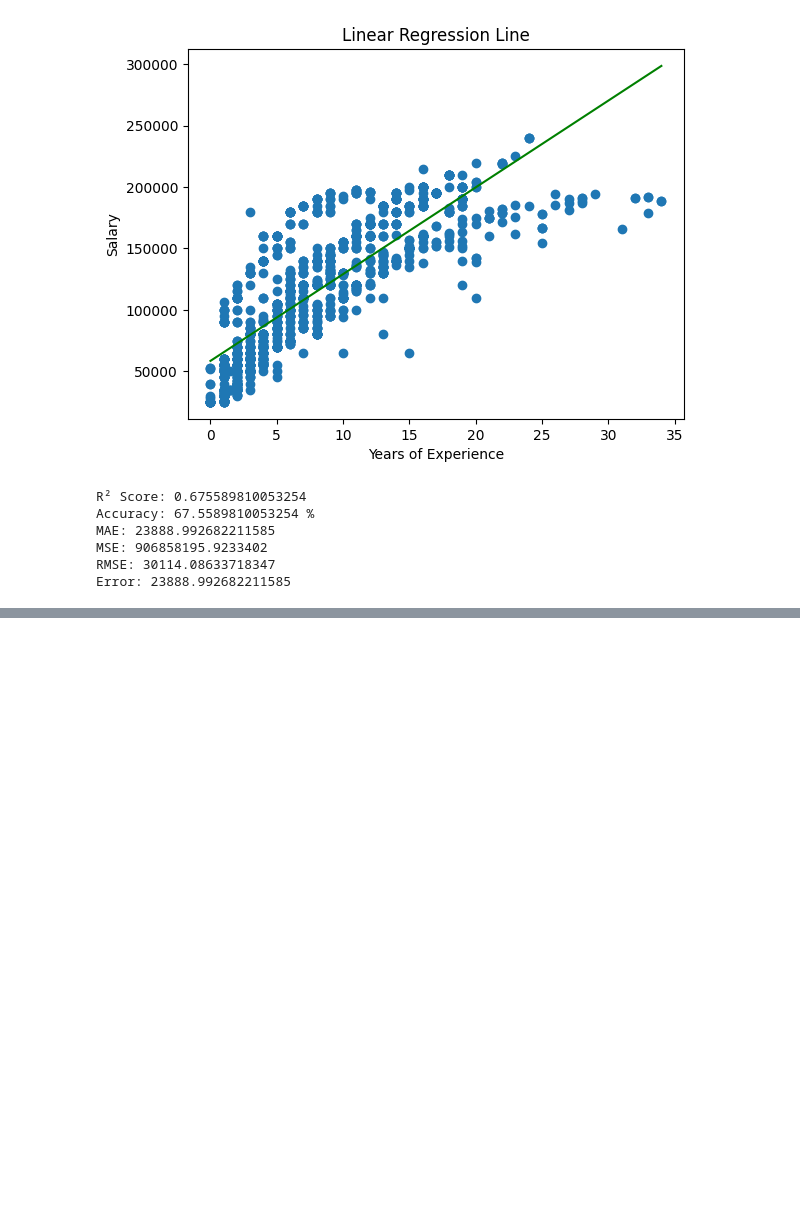
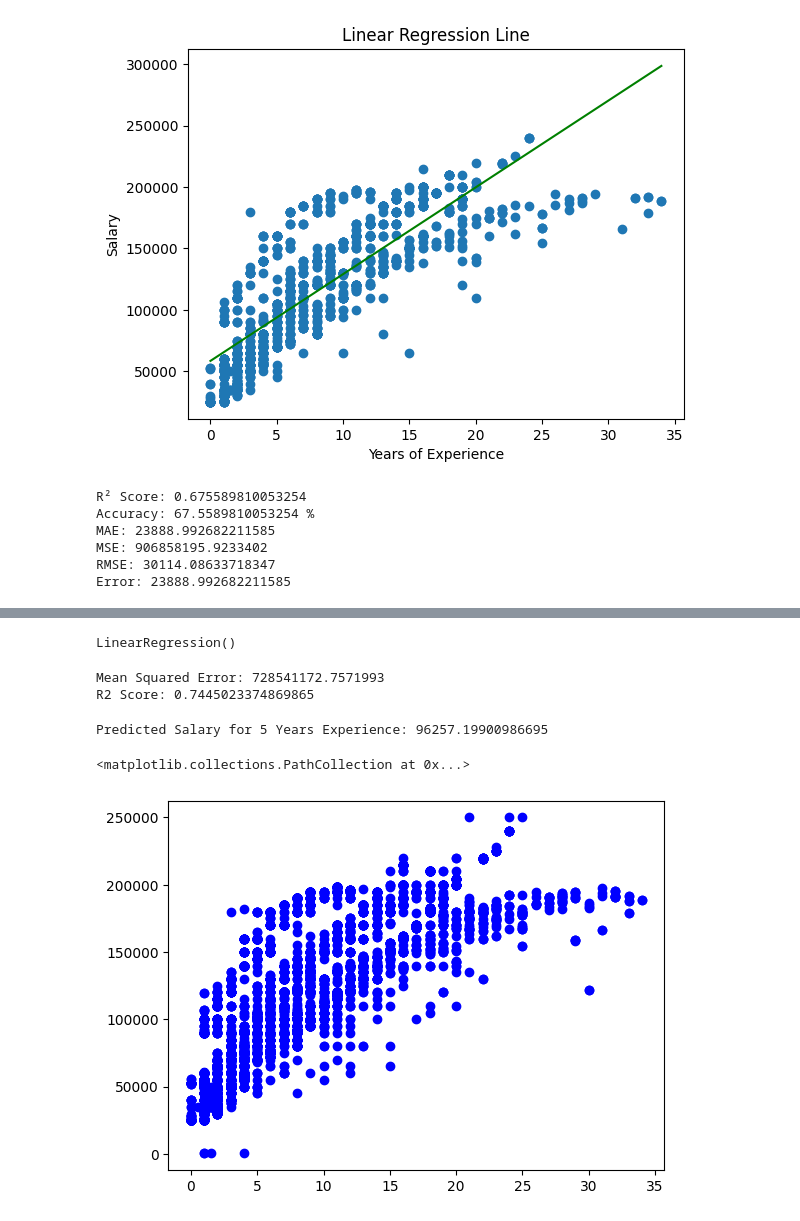
Before and after one commit to simranprajapati2/Microsoft-Training-2026, a Jupyter notebook: Day5/D5salary_pridiction.ipynb, the cells around one changed output, grey strips where cells are left out. Drawn from its saved outputs; the diff is of its cells as text; code cells hidden in the pictures; blank space fills up the shorter version.

```diff
--- a/Day5/D5salary_pridiction.ipynb
+++ b/Day5/D5salary_pridiction.ipynb
@@ -219,0 +229,2 @@ Error: 23888.992682211585
+# %%
+data = pd.read_csv("/Salary_Data.csv")
@@ -219,0 +247,7 @@ Error: 23888.992682211585
+# %%
+
+data = data.dropna()
+# %%
+X = data[['Years of Experience']]
+# %%
+y = data['Salary']
@@ -219,0 +263,4 @@ Error: 23888.992682211585
+# %%
+model.fit(X_train_poly, y_train)
+# %% [output]
+LinearRegression()
@@ -219,0 +269,9 @@ Error: 23888.992682211585
+# %%
+mse = mean_squared_error(y_test, y_pred)
+r2 = r2_score(y_test, y_pred)
+print("Mean Squared Error:", mse)
+
+print("R2 Score:", r2)
+# %% [output]
+Mean Squared Error: 728541172.7571993
+R2 Score: 0.7445023374869865
@@ -219,0 +280,11 @@ Error: 23888.992682211585
+# %%
+experience_poly = poly.transform(experience)
+predicted_salary = model.predict(experience_poly)
+print("Predicted Salary for 5 Years Experience:", predicted_salary[0])
+# %% [output]
+Predicted Salary for 5 Years Experience: 96257.19900986695
+# %%
+plt.scatter(X, y, color='blue', label='Actual Data')
+# %% [output]
+<matplotlib.collections.PathCollection at 0x...>
+[figure, added]
```
Also changed, not shown: parts of 11 cells of this notebook, 1 other file.
